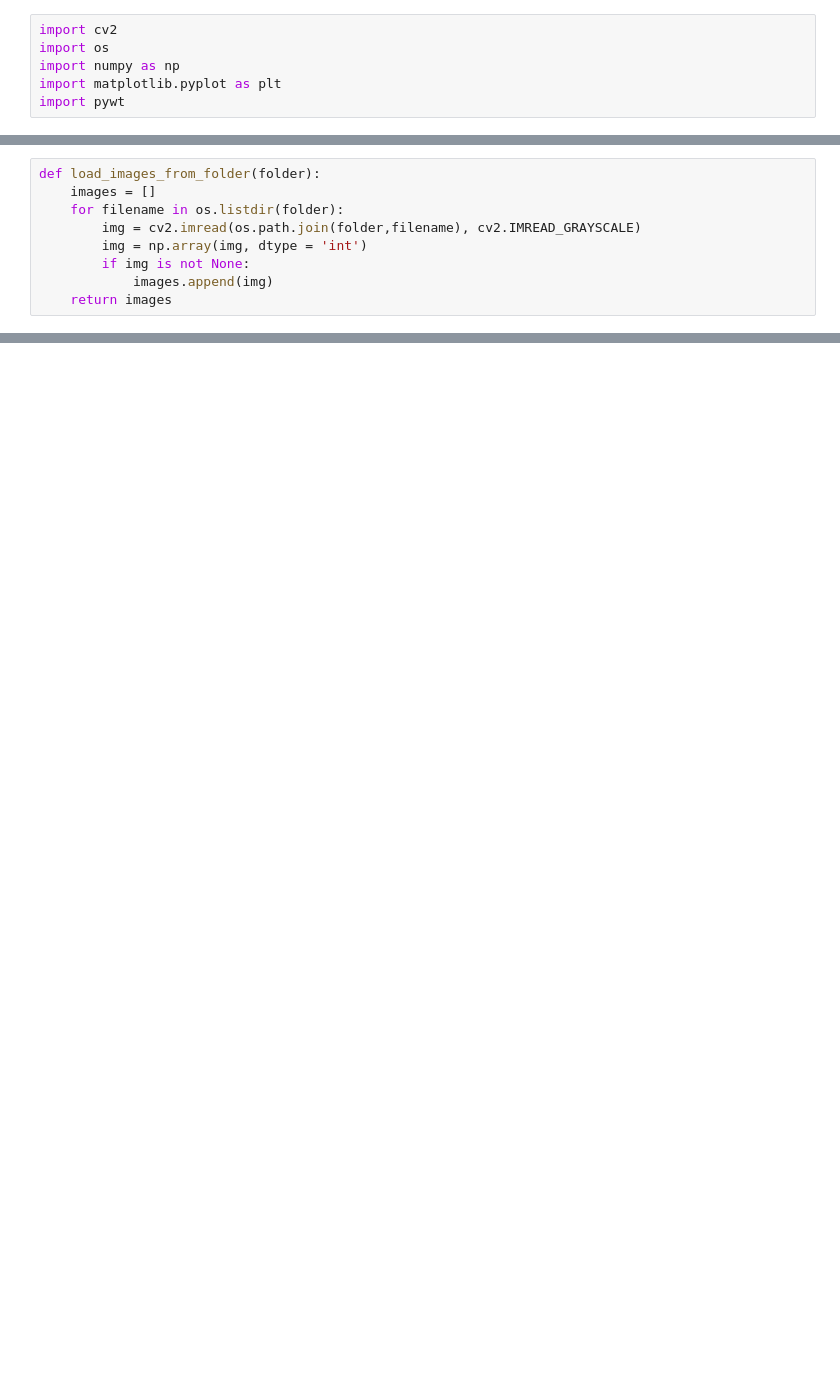
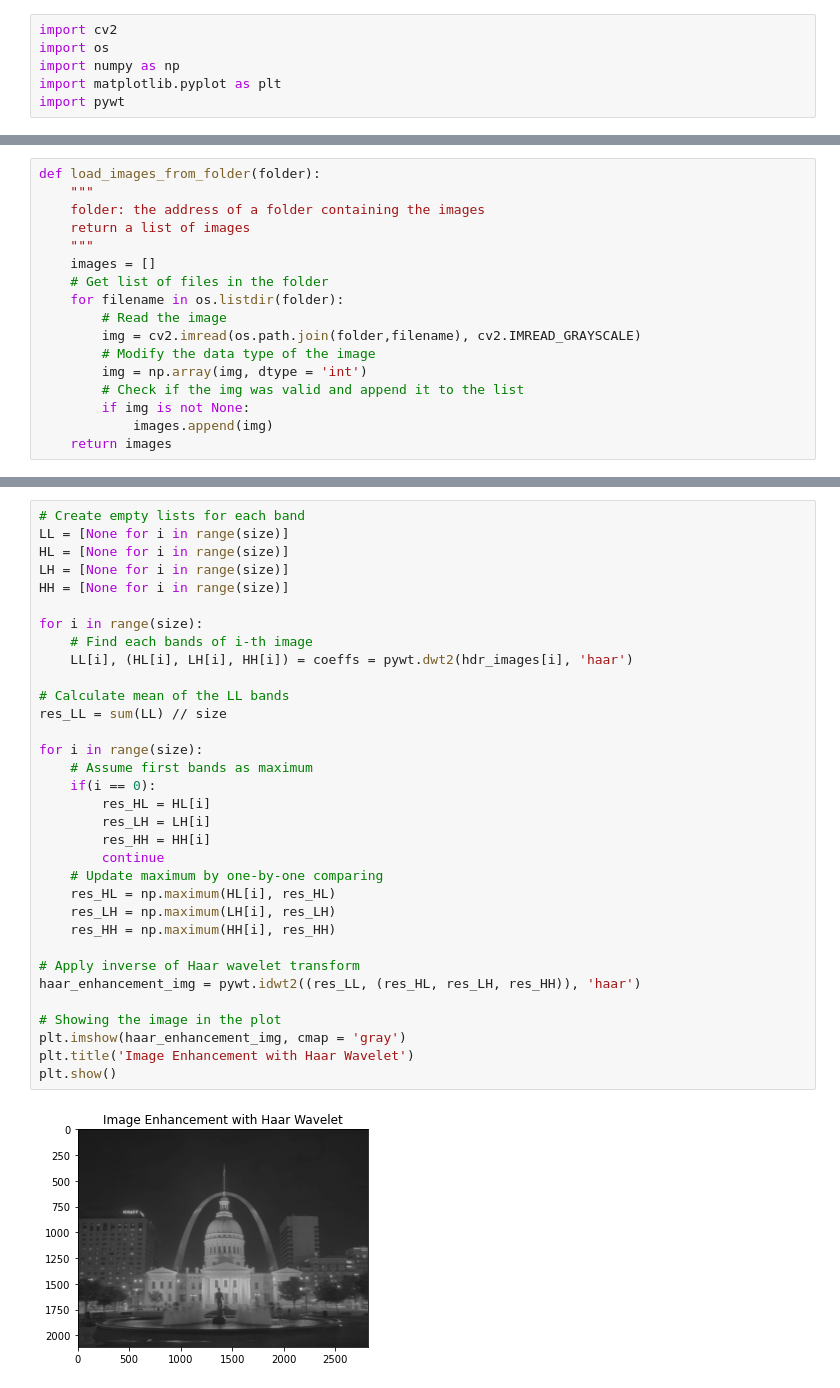
Before and after one commit to erfansobhaei/imgprcsings, a Jupyter notebook: part3/problem4/ImageEnhancement.ipynb, the cells around one changed output, grey strips where cells are left out. Cells and saved outputs as stored; diff of their text form; blank space fills up the shorter version.

```diff
--- a/part3/problem4/ImageEnhancement.ipynb
+++ b/part3/problem4/ImageEnhancement.ipynb
@@ -13,9 +24,17 @@ import pywt
 # %%
 def load_images_from_folder(folder):
+    """
+    folder: the address of a folder containing the images
+    return a list of images
+    """
     images = []
+    # Get list of files in the folder
     for filename in os.listdir(folder):
+        # Read the image
         img = cv2.imread(os.path.join(folder,filename), cv2.IMREAD_GRAYSCALE)
+        # Modify the data type of the image
         img = np.array(img, dtype = 'int')
+        # Check if the img was valid and append it to the list
         if img is not None:
             images.append(img)
     return images
@@ -42,0 +74,35 @@ plt.show()
+# %%
+# Create empty lists for each band
+LL = [None for i in range(size)]
+HL = [None for i in range(size)]
+LH = [None for i in range(size)]
+HH = [None for i in range(size)]
+
+for i in range(size):
+    # Find each bands of i-th image
+    LL[i], (HL[i], LH[i], HH[i]) = coeffs = pywt.dwt2(hdr_images[i], 'haar')
+
+# Calculate mean of the LL bands
+res_LL = sum(LL) // size
+
+for i in range(size):
+    # Assume first bands as maximum
+    if(i == 0):
+        res_HL = HL[i]
+        res_LH = LH[i]
+        res_HH = HH[i]
+        continue
+    # Update maximum by one-by-one comparing
+    res_HL = np.maximum(HL[i], res_HL)
+    res_LH = np.maximum(LH[i], res_LH)
+    res_HH = np.maximum(HH[i], res_HH)
+
+# Apply inverse of Haar wavelet transform
+haar_enhancement_img = pywt.idwt2((res_LL, (res_HL, res_LH, res_HH)), 'haar')
+
+# Showing the image in the plot
+plt.imshow(haar_enhancement_img, cmap = 'gray')
+plt.title('Image Enhancement with Haar Wavelet')
+plt.show()
+# %% [output]
+[figure, added]
```
Also changed, not shown: parts of 14 cells of this notebook.
